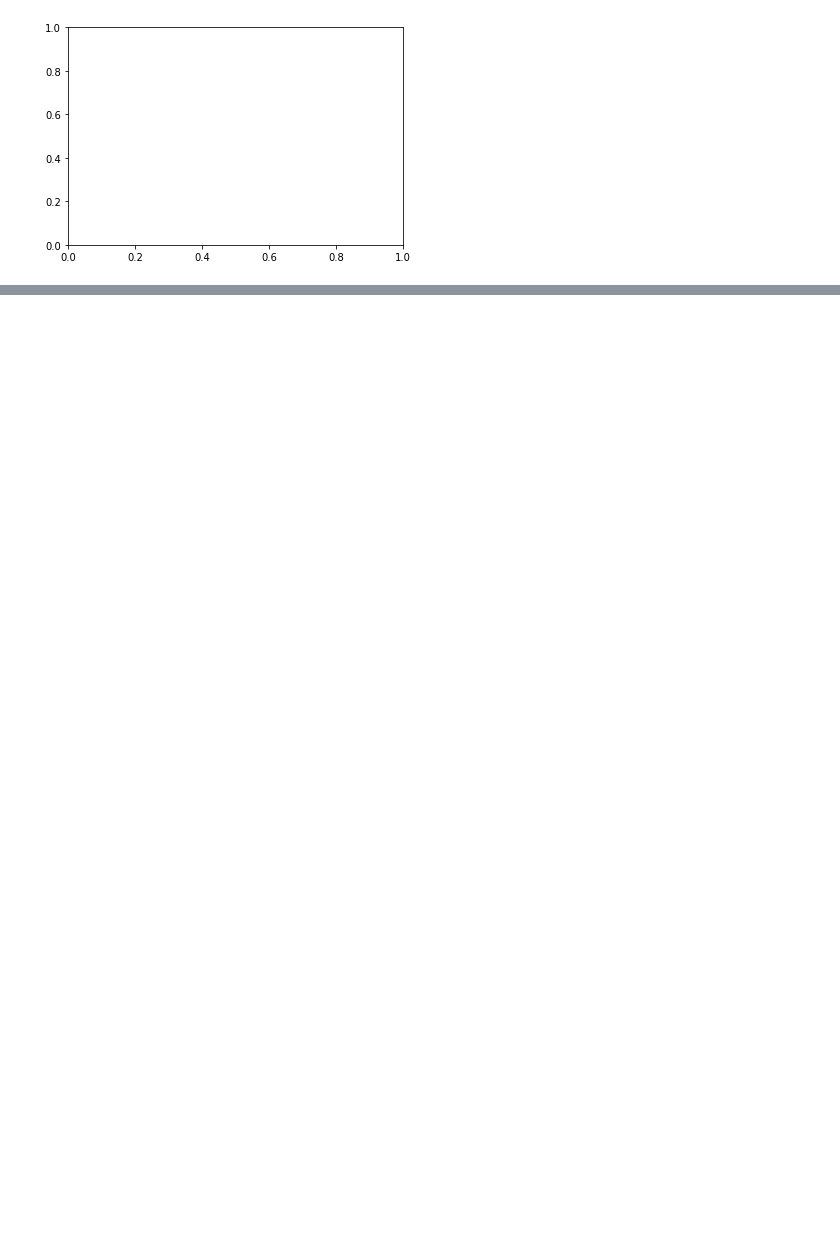
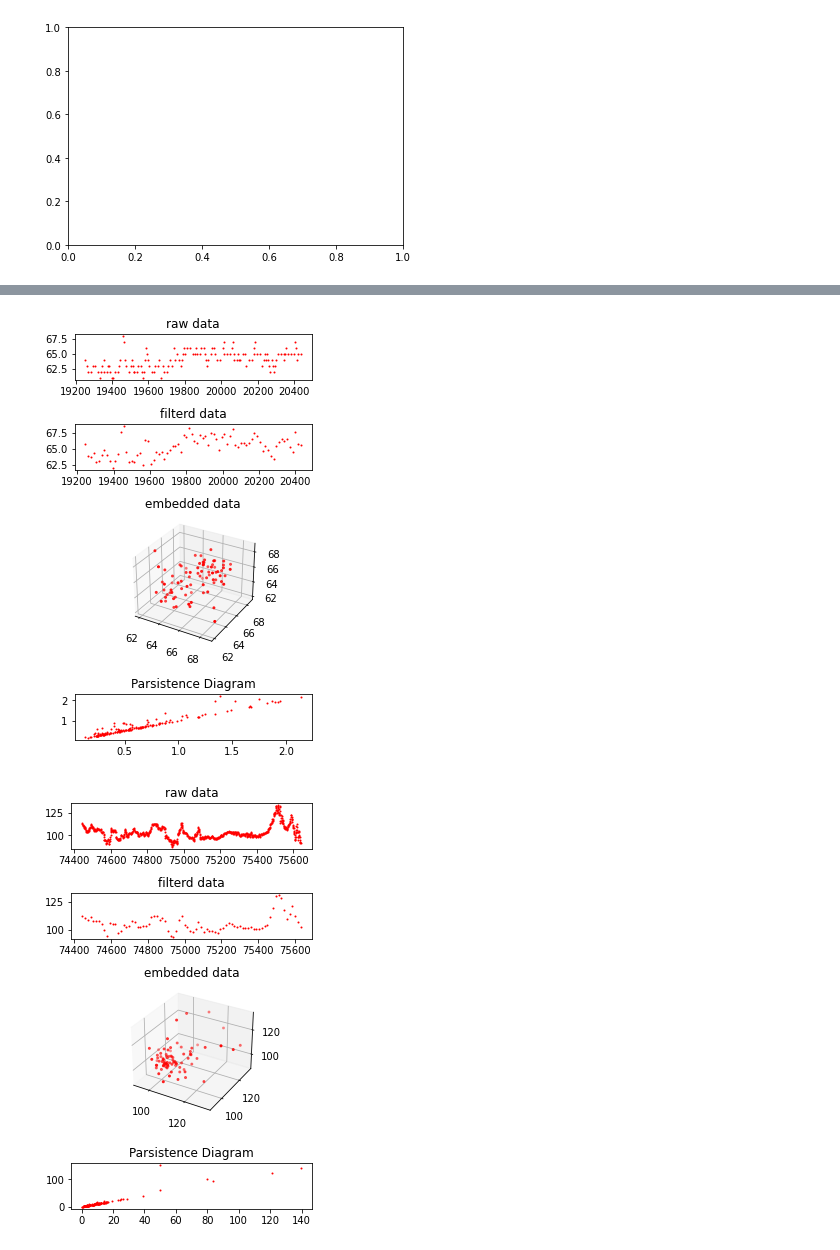
Before and after one commit to tullio/FitbitWebAPI, a Jupyter notebook: IPSJ2023原稿用.ipynb, the cells around one changed output, grey strips where cells are left out. Cells and saved outputs as stored; diff of their text form; code cells hidden in the pictures; blank space fills up the shorter version.

```diff
--- a/IPSJ2023原稿用.ipynb
+++ b/IPSJ2023原稿用.ipynb
@@ -32,0 +71,73 @@ ax2.plot(state[:, 0], state[:, 1])
+# %%
+t = np.load("../time-index-2022-09-01-2022-09-30.npy")
+
+
+def makeFigure(raw, pc, embeded, pd, startIndex, filename):
+  fig = plt.figure(tight_layout=True, figsize=(4, 6.4))
+
+  plt.subplots_adjust(wspace=0.4, hspace=1.0)
+
+  gs = gridspec.GridSpec(5, 1)
+
+  ax0 = fig.add_subplot(gs[0, 0])
+  range = raw[(raw[:, 0] > startIndex)*(raw[:, 0]< startIndex+1200), 0:2]
+  print("raw=", range)
+  ax0.scatter(range[:, 0], range[:, 1], label="raw", color="red", linewidths=1, s=1)
+  ax0.set_title("raw data")
+
+  ax2 = fig.add_subplot(gs[1, 0])
+  ax2.set_title("filterd data")
+  #range = pc[(pc[0, :] > 19243) * (pc[0, :] < (19243+1200))]
+  range = pc[(pc[:, 0] > startIndex)*(pc[:, 0]< startIndex+1200), 0:2]
+  print("range.shape=",range.shape)
+  ax2.scatter(range[:, 0], range[:, 1], label="sleep", color="red", linewidths=1, s=1)
+
+
+  ax4 = fig.add_subplot(gs[2:4, :], projection="3d")
+  ax4.scatter(embeded[:, 0], embeded[:, 1], embeded[:, 2], s=4, color="red")
+  ax4.set_title("embedded data")
+
+  ax1 = fig.add_subplot(gs[4, 0])
+  ax1.scatter(pd[:, 0], pd[:, 1], label="sleep", color="red", linewidths=1, s=1)
+  ax1.set_title("Parsistence Diagram")
+
+  plt.savefig(filename)
+
+raw = np.load("heartrate-pd-2022-09-01.npy").T # (t, max, min)
+print("raw shape=", raw.shape)
+print(raw[0:3, :])
+pc=np.load("heartrate-sampled-sleep-2022-09-01.npy").T # (t, max, min)
+print("pc shape=",pc.shape)
+print(pc[0:3, :])
+print("max=", pc[:, 1].max())
+embeded=np.load("heartrate-sampled-sleep-pc-19243.npy") # (x, y, z)
+print("sleeppc shape=", embeded.shape)
+print(embeded[0:3, :])
+pd = np.load("heartrate-sampled-sleep-pd-19243.npy")
+print("pd shape=",pd.shape)
+print(pd[0:3, :])
+makeFigure(raw, pc, embeded, pd, 19243, "sleep.png")
+
+raw = np.load("heartrate-pd-2022-09-01.npy").T # (t, max, min)
+print("raw shape=", raw.shape)
+print(raw[0:3, :])
+pc=np.load("heartrate-sampled-active-2022-09-01.npy").T # (t, max, min)
+print("pc shape=",pc.shape)
+print(pc[0:3, :])
+embeded=np.load("heartrate-sampled-active-pc-74443.npy") # (x, y, z)
+print("sleeppc shape=", embeded.shape)
+print(embeded[0:3, :])
+pd = np.load("heartrate-sampled-active-pd-74443.npy")
+print("pd shape=",pd.shape)
+print(pd[0:3, :])
+makeFigure(raw, pc, embeded, pd, 74443, "active.png")
+
+#fig = go.Figure(
+#    data=[p3d.PointCloud(sleeppc, color="red")],
+#    layout=dict(scene=dict(xaxis=dict(visible=True), yaxis=dict(visible=True), zaxis=dict(visible=True)))
+#)
+#fig.update_layout(title='Sleep data', autosize=False,width=500, height=500,
+#                  margin=dict(l=65, r=50, b=65, t=90))
+
+#fig.show()
+# %% [output]
@@ -32,0 +161,2 @@ ax2.plot(state[:, 0], state[:, 1])
+[figure, added]
+[figure, added]
```
Also changed, not shown: parts of 8 cells of this notebook, 18 other files.
